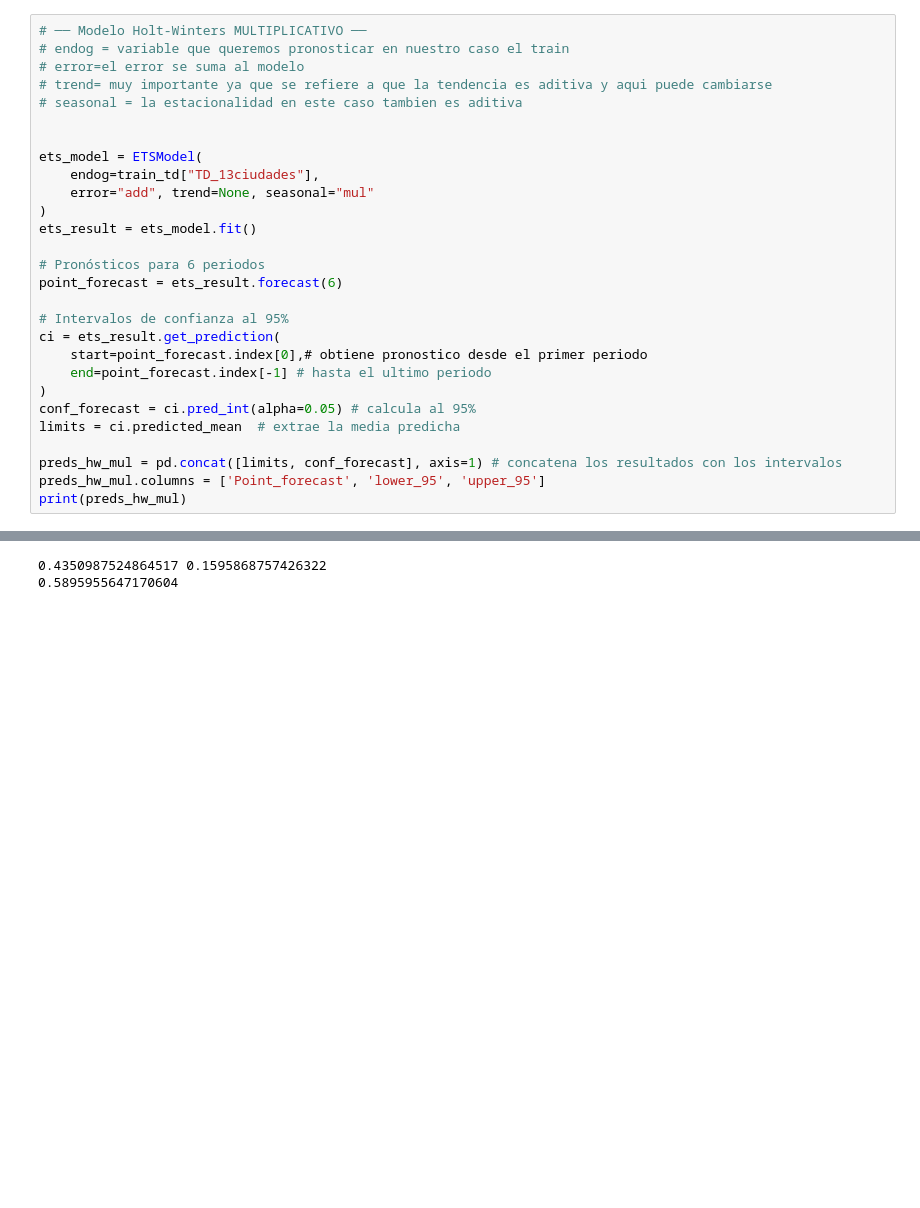
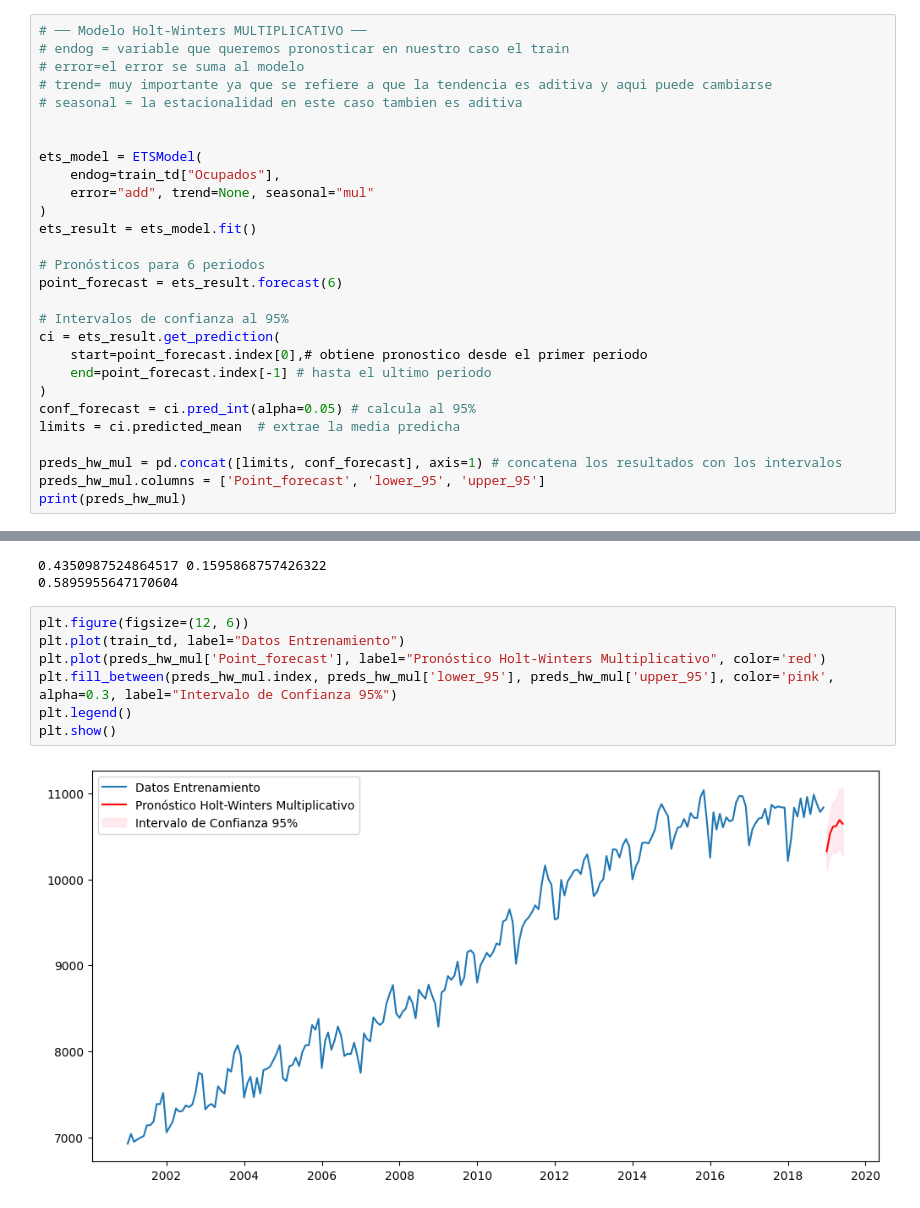
Before and after one commit to Rick2898/Series_Tiempo, a Jupyter notebook: ACTIVIDAD_2/Entregable/Act_2.ipynb, the cells around one changed output, grey strips where cells are left out. Drawn from its saved outputs; the diff is of its cells as text; blank space fills up the shorter version.

```diff
--- a/ACTIVIDAD_2/Entregable/Act_2.ipynb
+++ b/ACTIVIDAD_2/Entregable/Act_2.ipynb
@@ -103,7 +127,7 @@ print(rmse_hw_add)
 
 
 ets_model = ETSModel(
-    endog=train_td["TD_13ciudades"],
+    endog=train_td["Ocupados"],
     error="add", trend=None, seasonal="mul"
 )
 ets_result = ets_model.fit()
@@ -141,3 +165,12 @@ print(rmse_hw_mul)
 # %% [output]
 0.4350987524864517 0.1595868757426322
 0.5895955647170604
+# %%
+plt.figure(figsize=(12, 6))
+plt.plot(train_td, label="Datos Entrenamiento")
+plt.plot(preds_hw_mul['Point_forecast'], label="Pronóstico Holt-Winters Multiplicativo", color='red')
+plt.fill_between(preds_hw_mul.index, preds_hw_mul['lower_95'], preds_hw_mul['upper_95'], color='pink', alpha=0.3, label="Intervalo de Confianza 95%")
+plt.legend()
+plt.show()
+# %% [output]
+[figure, added]
```
Also changed, not shown: parts of 13 cells of this notebook, 1 other file.
